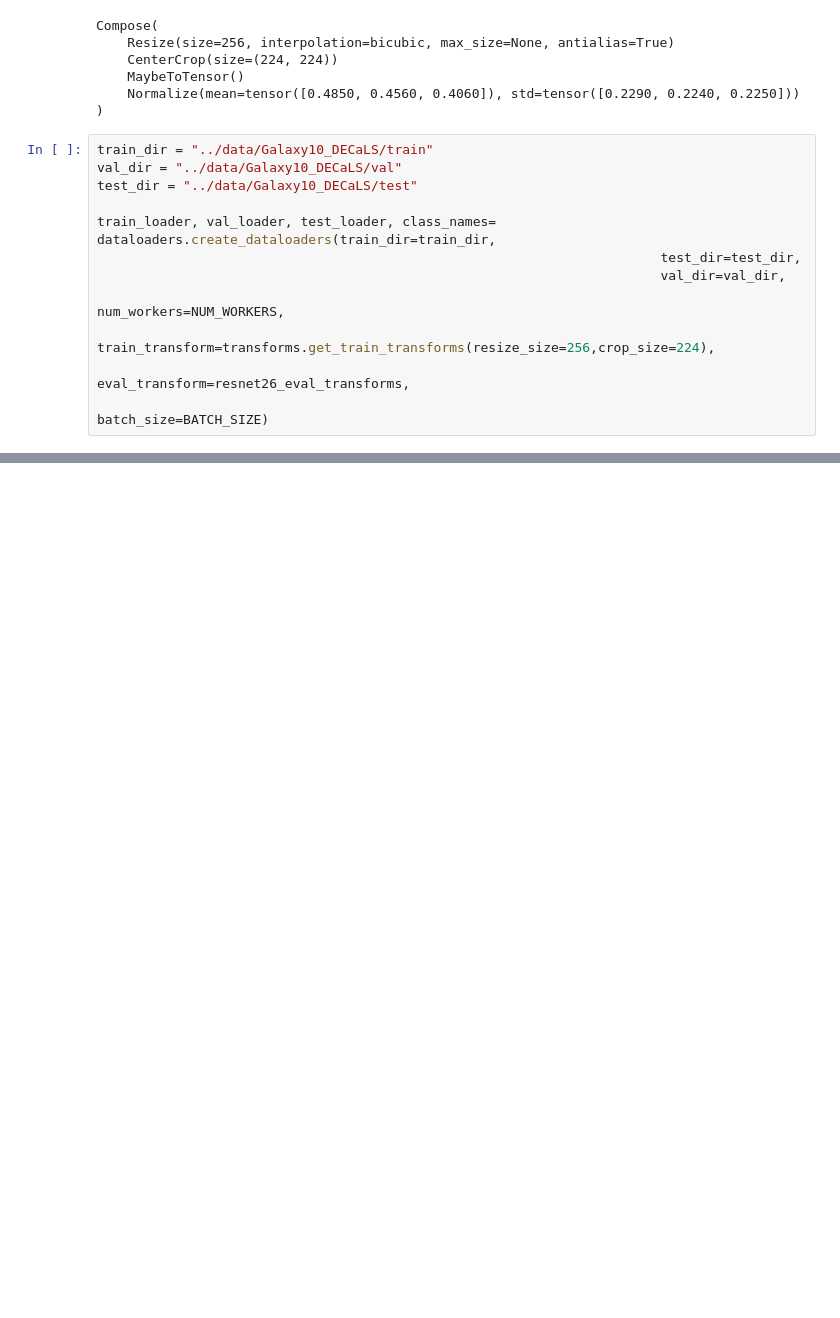
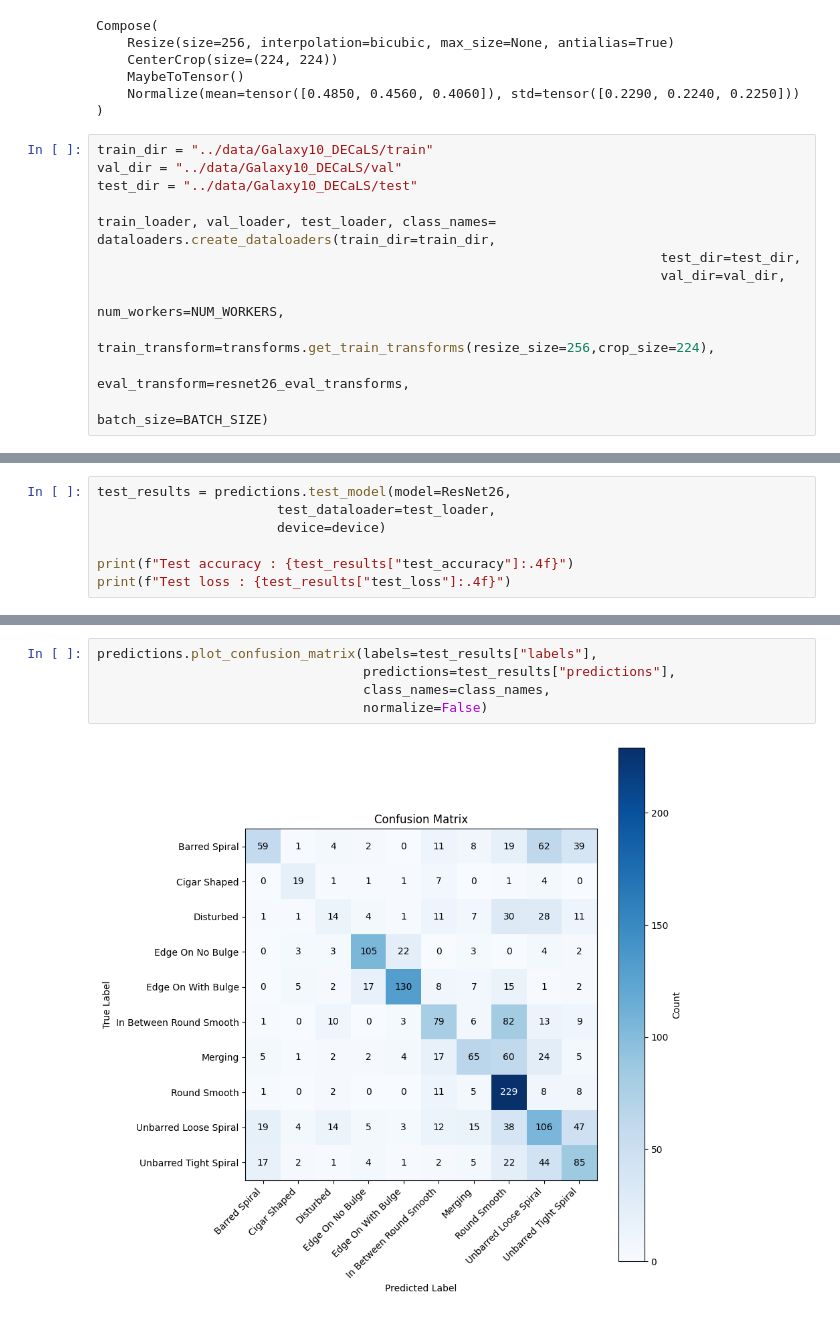
Before and after one commit to CheekyRishi/galaxy_morphology_classification, a Jupyter notebook: notebooks/train_and_evaluate.ipynb, the cells around one changed output, grey strips where cells are left out. Cells and saved outputs as stored; diff of their text form; blank space fills up the shorter version.

```diff
--- a/notebooks/train_and_evaluate.ipynb
+++ b/notebooks/train_and_evaluate.ipynb
@@ -162,0 +188,7 @@ train_loader, val_loader, test_loader, class_names= dataloaders.create_dataloade
+# %%
+test_results = predictions.test_model(model=ResNet26,
+                       test_dataloader=test_loader,
+                       device=device)
+
+print(f"Test accuracy : {test_results["test_accuracy"]:.4f}")
+print(f"Test loss : {test_results["test_loss"]:.4f}")
@@ -162,0 +198,7 @@ train_loader, val_loader, test_loader, class_names= dataloaders.create_dataloade
+# %%
+predictions.plot_confusion_matrix(labels=test_results["labels"],
+                                  predictions=test_results["predictions"],
+                                  class_names=class_names,
+                                  normalize=False)
+# %% [output]
+[figure, added]
```
Also changed, not shown: parts of 5 cells of this notebook.
